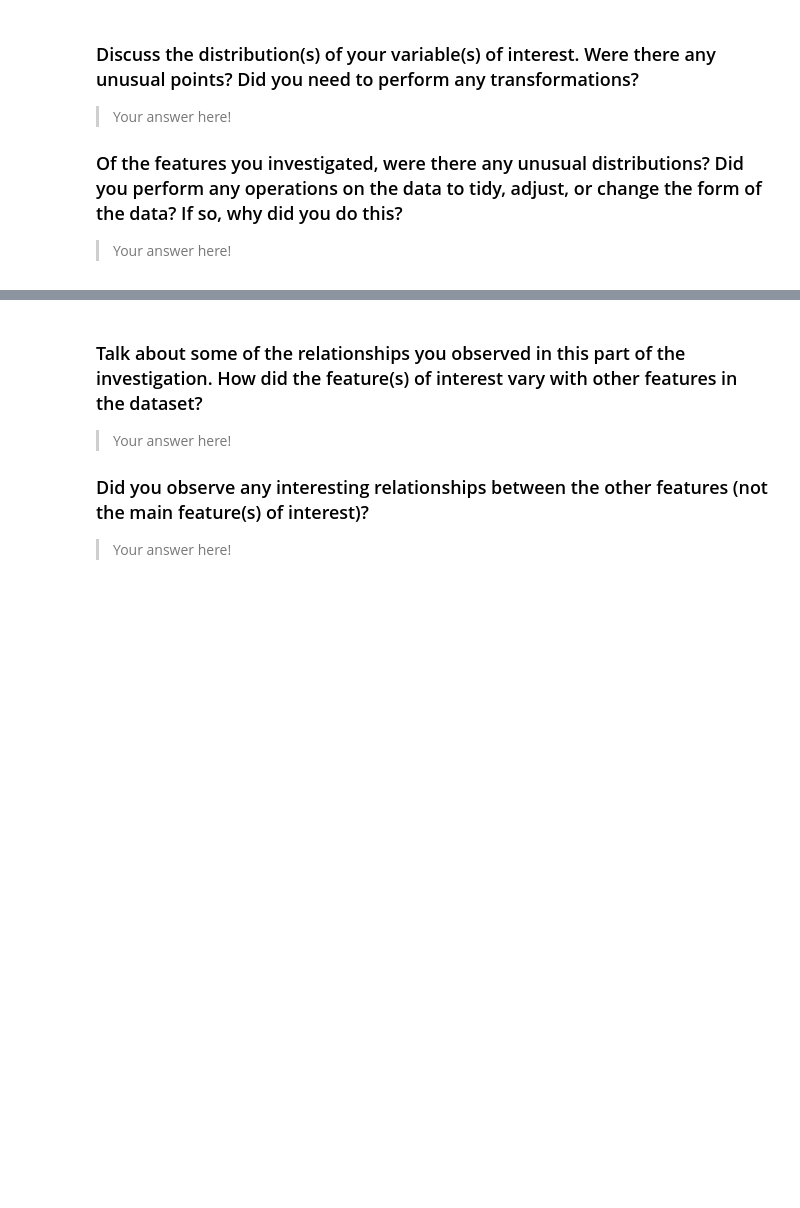
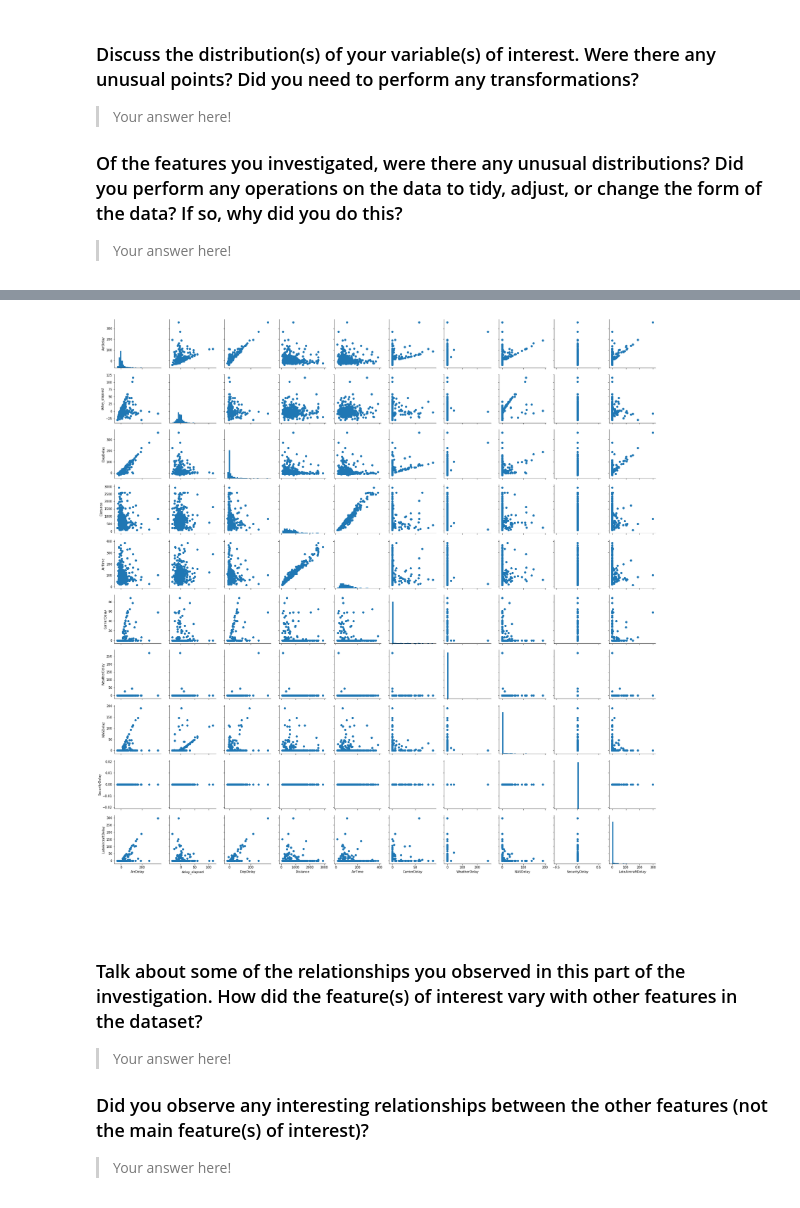
Before and after one commit to kudojp/FlightsDataAnalysis, a Jupyter notebook: exploration_template.ipynb, the cells around one changed output, grey strips where cells are left out. Saved outputs shown, nothing was run; the diff lists cells and outputs as text; code cells hidden in the pictures; blank space fills up the shorter version.

```diff
--- a/exploration_template.ipynb
+++ b/exploration_template.ipynb
@@ -294,0 +283,10 @@ fashion in the previous section (univariate exploration).
+# %%
+# plot matrix : sample 1000 flight data so that plots are clearer and they render faster
+samples = np.random.choice(df.shape[0], 500, replace=False)
+df_sample = df.iloc[samples,:]
+
+g = sb.PairGrid(data=df_sample, vars=numeric_vars)
+g = g.map_diag(plt.hist, bins = 30);
+g.map_offdiag(plt.scatter);
+# %% [output]
+[figure, added]
@@ -294,0 +297,2 @@ fashion in the previous section (univariate exploration).
+# %% [markdown]
+###
```
Also changed, not shown: parts of 46 cells of this notebook.
